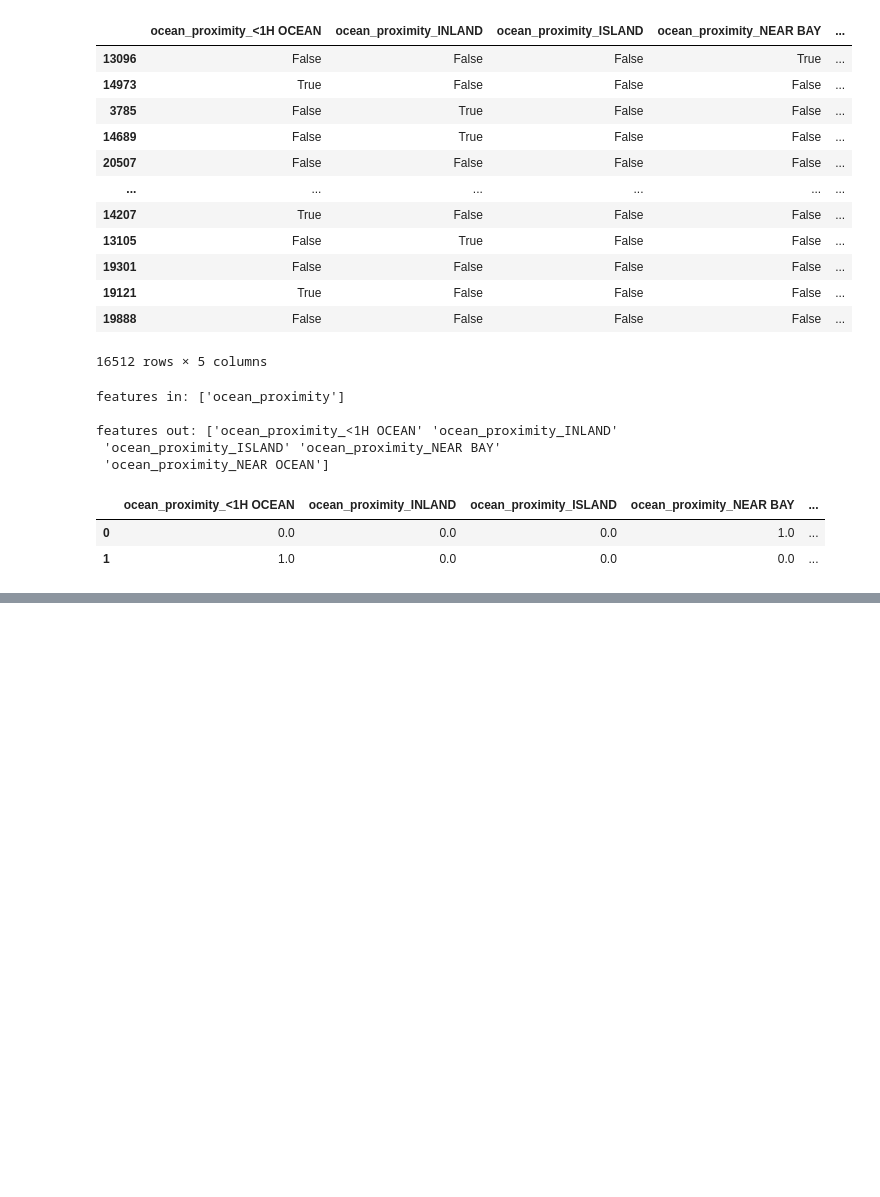
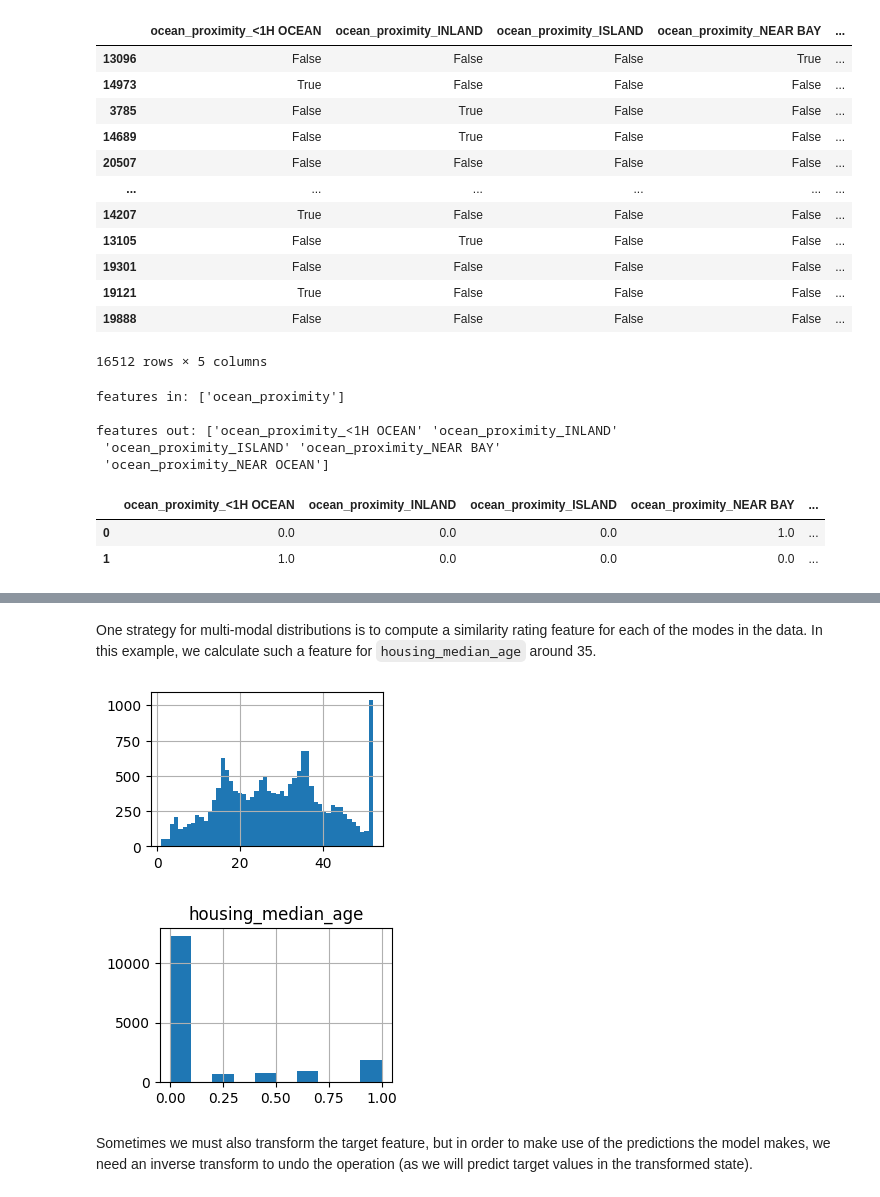
Before and after one commit to fractalate/study-geron-hands-on-machine-learning-with-scikit-learn-keras-and-tensorflow, a Jupyter notebook: Chapter 02/Notebook.ipynb, the cells around one changed output, grey strips where cells are left out. Saved outputs shown, nothing was run; the diff lists cells and outputs as text; code cells hidden in the pictures; blank space fills up the shorter version.

Commit message:
Continuing Following Examples

```diff
--- a/Chapter 02/Notebook.ipynb
+++ b/Chapter 02/Notebook.ipynb
@@ -344,0 +384,18 @@ features out: ['ocean_proximity_<1H OCEAN' 'ocean_proximity_INLAND'
+# %% [markdown]
+One strategy for multi-modal distributions is to compute a similarity rating feature for each of the modes in the data. In this example, we calculate such a feature for `housing_median_age` around 35.
+# %%
+from sklearn.metrics.pairwise import rbf_kernel
+
+housing["housing_median_age"].hist(bins=50, figsize=(3, 2))
+plt.show()
+
+# We will see a similiarity rating of each record's housing_median_age to the value 35.
+age_simil_35 = rbf_kernel(housing[["housing_median_age"]], [[35]], gamma=0.1)
+age_simil_35 = pd.DataFrame(age_simil_35, columns=["housing_median_age"])
+age_simil_35.hist(bins=10, figsize=(3, 2))
+plt.show()
+# %% [output]
+[figure, added]
+[figure, added]
+# %% [markdown]
+Sometimes we must also transform the target feature, but in order to make use of the predictions the model makes, we need an inverse transform to undo the operation (as we will predict target values in the transformed state).
```
Also changed, not shown: parts of 14 cells of this notebook.
